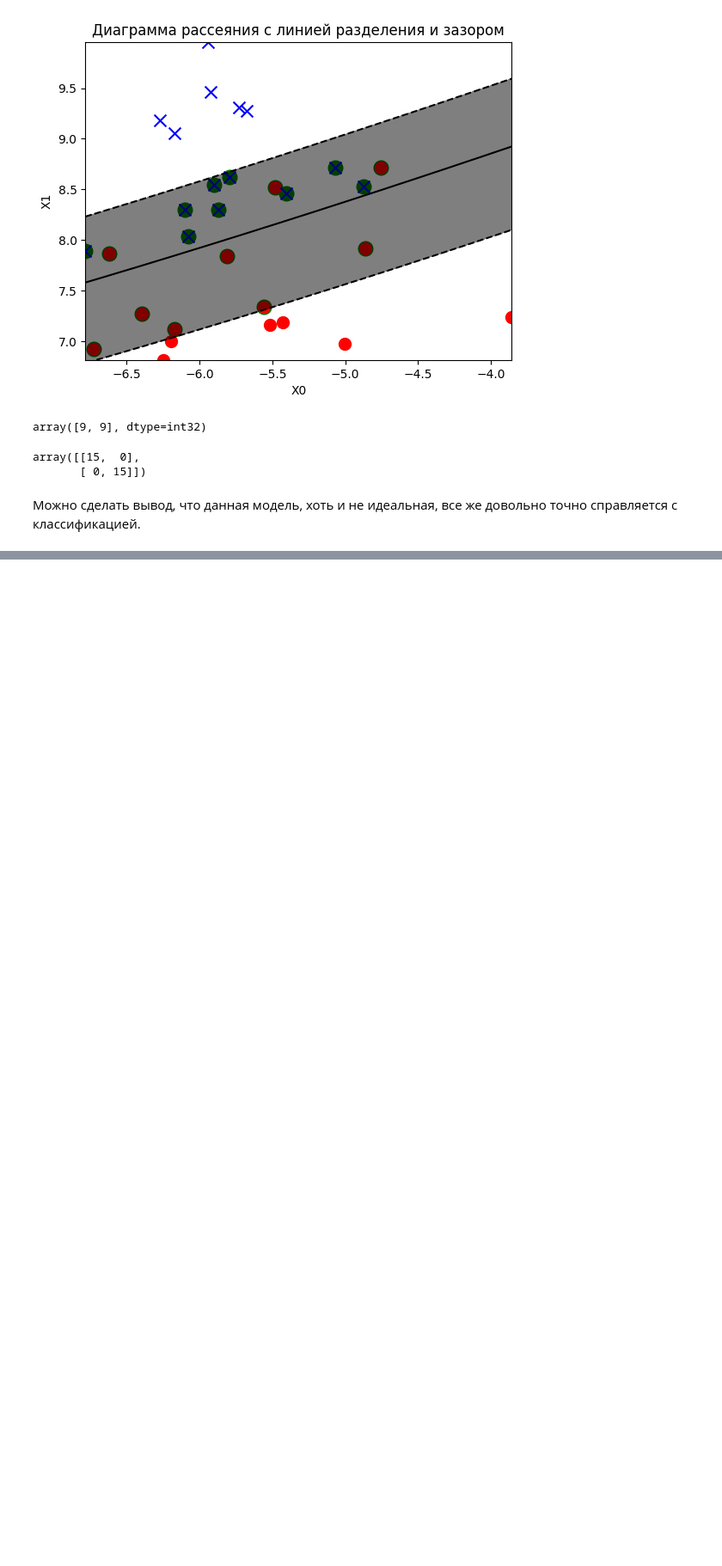
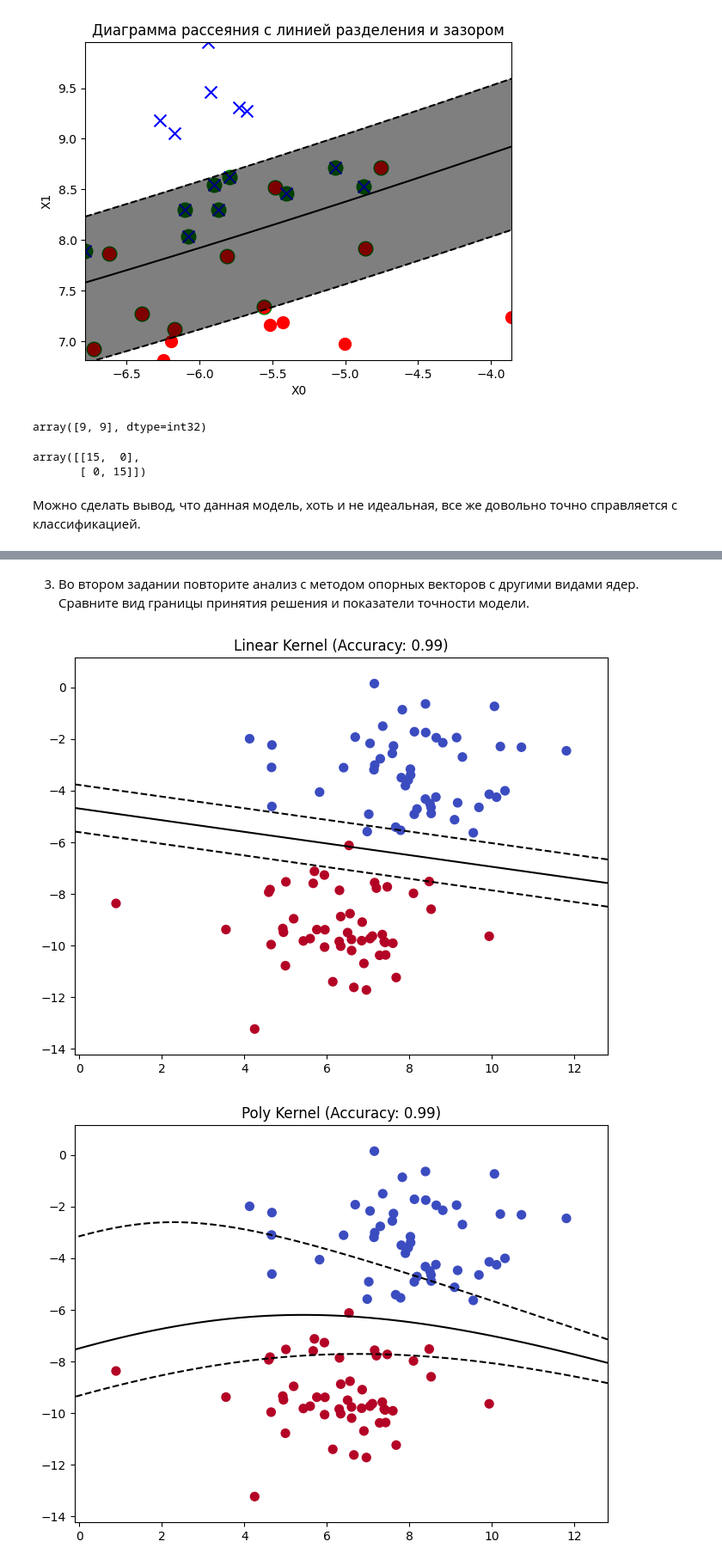
Before and after one commit to sashaarlinskaya/-_-, a Jupyter notebook: 22_11_24_Машинное_обучение.ipynb, the cells around one changed output, grey strips where cells are left out. Shown at 86% size. Cells and saved outputs as stored; diff of their text form; code cells hidden in the pictures; blank space fills up the shorter version.

```diff
--- a/22_11_24_Машинное_обучение.ipynb
+++ b/22_11_24_Машинное_обучение.ipynb
@@ -458,0 +777,72 @@ array([[15,  0],
+# %% [markdown]
+3. Во втором задании повторите анализ с методом опорных векторов с другими видами ядер. Сравните вид границы принятия решения и показатели точности модели.
+# %%
+import numpy as np
+import matplotlib.pyplot as plt
+from sklearn.svm import SVC
+from sklearn.datasets import make_blobs
+from sklearn.metrics import accuracy_score
+
+# Генерация линейно неразделимого датасета
+X, y = make_blobs(n_features=2, n_samples=100, centers=2, random_state=6, cluster_std=1.5)
+
+# Различные ядра для SVM
+kernels = ['linear', 'poly', 'rbf', 'sigmoid']
+
+def plot_decision_boundary(svm, X, y, title):
+    xx, yy = np.meshgrid(
+        np.linspace(X[:, 0].min() - 1, X[:, 0].max() + 1, 500),
+        np.linspace(X[:, 1].min() - 1, X[:, 1].max() + 1, 500)
+    )
+    Z = svm.decision_function(np.c_[xx.ravel(), yy.ravel()])
+    Z = Z.reshape(xx.shape)
+
+    plt.figure(figsize=(8, 6))
+    plt.scatter(X[:, 0], X[:, 1], c=y, cmap='coolwarm', s=50)
+    plt.contour(xx, yy, Z, levels=[-1, 0, 1], linestyles=['--', '-', '--'], colors='k')
+    plt.title(title)
+    plt.show()
+
+# Анализ для каждого ядра
+for kernel in kernels:
+    svm = SVC(kernel=kernel, C=1, degree=3)  # degree для полиномиального ядра
+    svm.fit(X, y)
+    y_pred = svm.predict(X)
+    accuracy = accuracy_score(y, y_pred)
+    plot_decision_boundary(svm, X, y, f"{kernel.capitalize()} Kernel (Accuracy: {accuracy:.2f})")
+import numpy as np
+import matplotlib.pyplot as plt
+from sklearn.svm import SVC
+from sklearn.datasets import make_blobs
+from sklearn.metrics import accuracy_score
+
+# Генерация линейно неразделимого датасета
+X, y = make_blobs(n_features=2, n_samples=100, centers=2, random_state=6, cluster_std=1.5)
+
+# Различные ядра для SVM
+kernels = ['linear', 'poly', 'rbf', 'sigmoid']
+
+def plot_decision_boundary(svm, X, y, title):
+    xx, yy = np.meshgrid(
+        np.linspace(X[:, 0].min() - 1, X[:, 0].max() + 1, 500),
+        np.linspace(X[:, 1].min() - 1, X[:, 1].max() + 1, 500)
+    )
+    Z = svm.decision_function(np.c_[xx.ravel(), yy.ravel()])
+    Z = Z.reshape(xx.shape)
+
+    plt.figure(figsize=(8, 6))
+    plt.scatter(X[:, 0], X[:, 1], c=y, cmap='coolwarm', s=50)
+    plt.contour(xx, yy, Z, levels=[-1, 0, 1], linestyles=['--', '-', '--'], colors='k')
+    plt.title(title)
+    plt.show()
+
+# Анализ для каждого ядра
+for kernel in kernels:
+    svm = SVC(kernel=kernel, C=1, degree=3)  # degree для полиномиального ядра
+    svm.fit(X, y)
+    y_pred = svm.predict(X)
+    accuracy = accuracy_score(y, y_pred)
+    plot_decision_boundary(svm, X, y, f"{kernel.capitalize()} Kernel (Accuracy: {accuracy:.2f})")
+# %% [output]
+[figure, added]
+[figure, added]
```
Also changed, not shown: parts of 17 cells of this notebook.
